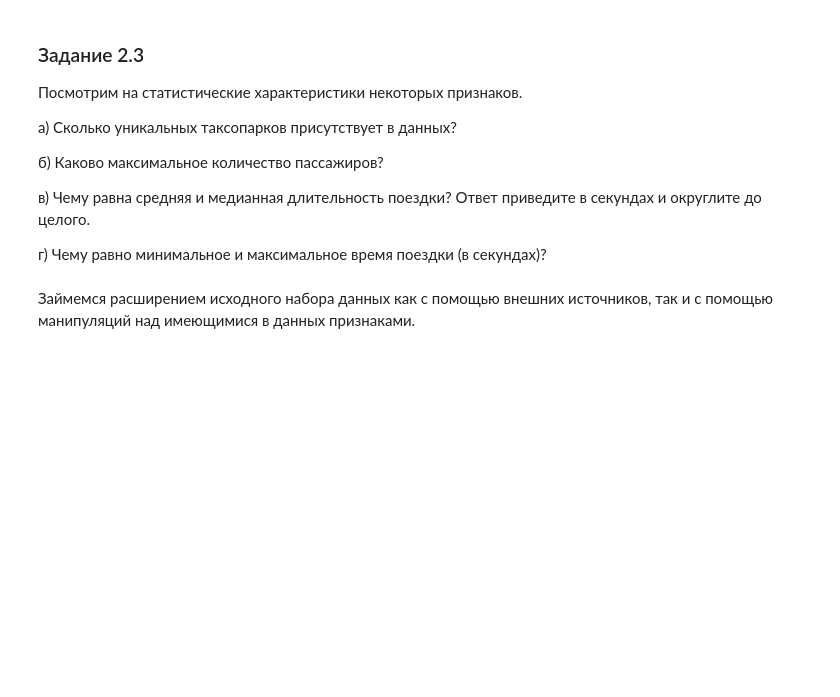
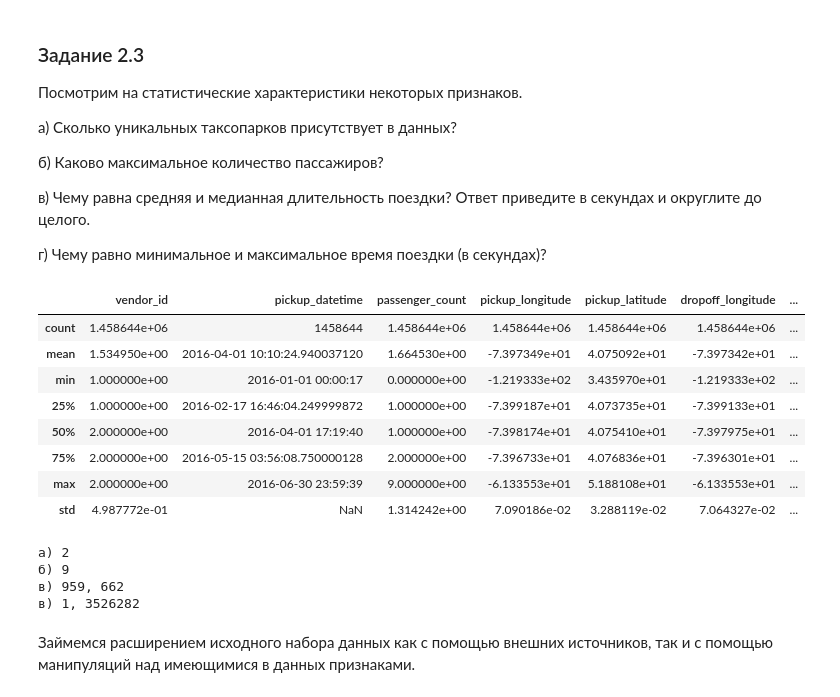
Before and after one commit to KarpovGm/DataScienceProjects, a Jupyter notebook: 5 New York Taxi (Kaggle Competition)/Project_5.ipynb, the cells around one changed output. Drawn from its saved outputs; the diff is of its cells as text; code cells hidden in the pictures; blank space fills up the shorter version.

```diff
--- a/5 New York Taxi (Kaggle Competition)/Project_5.ipynb
+++ b/5 New York Taxi (Kaggle Competition)/Project_5.ipynb
@@ -50,6 +50,6 @@ from sklearn import feature_selection
 # %% [markdown]
 Прочитаем наш файл с исходными данными:
 # %%
-taxi_data = pd.read_csv("data/train.csv")
+taxi_data = pd.read_csv("C:/Users/German/Desktop/DS-Python/Skillfactory/Машинное Обучение/ML/data/train.csv")
 print('Train data shape: {}'.format(taxi_data.shape))
 taxi_data.head()
@@ -91,0 +98,4 @@ taxi_data.head()
+# %%
+# ваш код здесь
+taxi_data['pickup_datetime'] = pd.to_datetime(taxi_data['pickup_datetime'], format='%Y-%m-%d %H:%M:%S')
+print("от {} до {}".format(taxi_data['pickup_datetime'].min().date(), taxi_data['pickup_datetime'].max().date()))
@@ -111,3 +135,26 @@ taxi_data.head()
+# %%
+taxi_data.describe()
+# %% [output]
+|  | vendor_id | pickup_datetime | passenger_count | pickup_longitude | pickup_latitude | dropoff_longitude | ... |
+| count | 1.458644e+06 | 1458644 | 1.458644e+06 | 1.458644e+06 | 1.458644e+06 | 1.458644e+06 | ... |
+| mean | 1.534950e+00 | 2016-04-01 10:10:24.940037120 | 1.664530e+00 | -7.397349e+01 | 4.075092e+01 | -7.397342e+01 | ... |
+| min | 1.000000e+00 | 2016-01-01 00:00:17 | 0.000000e+00 | -1.219333e+02 | 3.435970e+01 | -1.219333e+02 | ... |
+| 25% | 1.000000e+00 | 2016-02-17 16:46:04.249999872 | 1.000000e+00 | -7.399187e+01 | 4.073735e+01 | -7.399133e+01 | ... |
+| 50% | 2.000000e+00 | 2016-04-01 17:19:40 | 1.000000e+00 | -7.398174e+01 | 4.075410e+01 | -7.397975e+01 | ... |
+| 75% | 2.000000e+00 | 2016-05-15 03:56:08.750000128 | 2.000000e+00 | -7.396733e+01 | 4.076836e+01 | -7.396301e+01 | ... |
+| max | 2.000000e+00 | 2016-06-30 23:59:39 | 9.000000e+00 | -6.133553e+01 | 5.188108e+01 | -6.133553e+01 | ... |
+| std | 4.987772e-01 | NaN | 1.314242e+00 | 7.090186e-02 | 3.288119e-02 | 7.064327e-02 | ... |
+# %%
+# ваш код здесь
+print('a)', taxi_data['vendor_id'].nunique())
+print('б)',taxi_data['passenger_count'].max())
+print(f"в) {round(taxi_data['trip_duration'].mean())}, {round(taxi_data['trip_duration'].median())}")
+print(f"в) {taxi_data['trip_duration'].min()}, {taxi_data['trip_duration'].max()}")
+# %% [output]
+a) 2
+б) 9
+в) 959, 662
+в) 1, 3526282
 # %% [markdown]
 Займемся расширением исходного набора данных как с помощью внешних источников, так и с помощью манипуляций над имеющимися в данных признаками.
 # %% [markdown]
```
Also changed, not shown: parts of 10 cells of this notebook.
